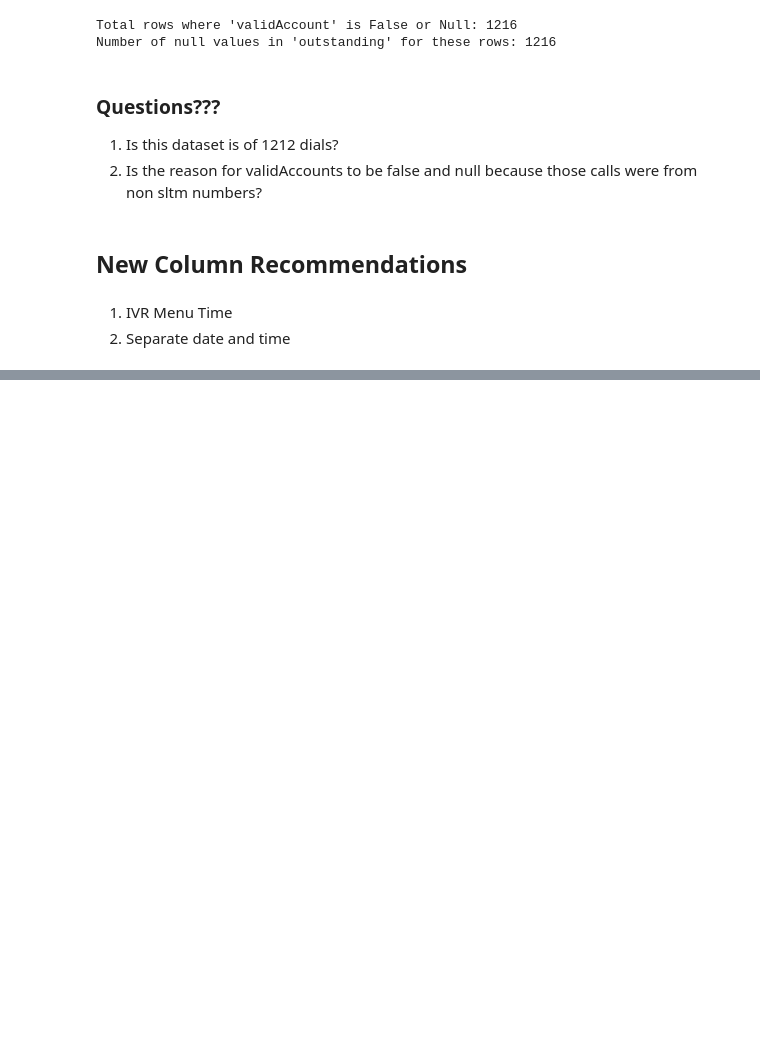
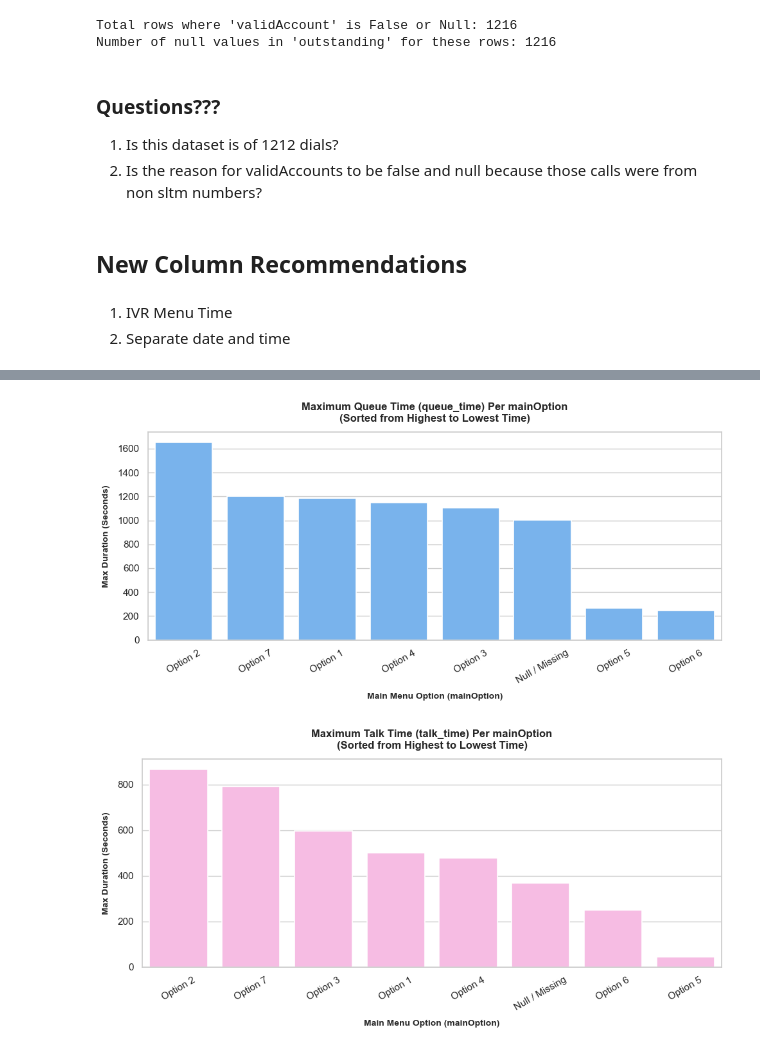
Before and after one commit to MihiliyaJayasiri/call-center-log-analysis, a Jupyter notebook: Call_Analysis.ipynb, the cells around one changed output, grey strips where cells are left out. Cells and saved outputs as stored; diff of their text form; code cells hidden in the pictures; blank space fills up the shorter version.

```diff
--- a/Call_Analysis.ipynb
+++ b/Call_Analysis.ipynb
@@ -564,0 +1002,64 @@ Number of null values in 'outstanding' for these rows: 1216
+# %%
+import pandas as pd
+import matplotlib.pyplot as plt
+import seaborn as sns
+
+# 1. Clean duration columns to ensure they are integers
+df['queue_time'] = pd.to_numeric(df['queue_time'], errors='coerce').fillna(0).astype(int)
+df['talk_time'] = pd.to_numeric(df['talk_time'], errors='coerce').fillna(0).astype(int)
+
+# 2. Calculate the maximum queue time and talk time for each group
+highest_times_df = df.groupby('mainOption', dropna=False)[['queue_time', 'talk_time']].max().reset_index()
+
+# Create clean text labels for the options
+highest_times_df['Option_Label'] = highest_times_df['mainOption'].apply(
+    lambda x: 'Null / Missing' if pd.isnull(x) else f"Option {int(x)}"
+)
+
+# 3. Prepare data sorted from highest to lowest for each metric separately
+queue_sorted_df = highest_times_df.sort_values(by='queue_time', ascending=False)
+talk_sorted_df = highest_times_df.sort_values(by='talk_time', ascending=False)
+
+# 4. Generate the Plots
+sns.set_theme(style="whitegrid")
+
+# --- CHART 1: MAXIMUM QUEUE TIME (Sorted Highest to Lowest) ---
+fig1, ax1 = plt.subplots(figsize=(10, 5))
+sns.barplot(
+    data=queue_sorted_df,
+    x='Option_Label',
+    y='queue_time',
+    color='#66b3ff', # Cool Blue palette tone
+    ax=ax1,
+    edgecolor='white',
+    linewidth=1.2
+)
+ax1.set_title("Maximum Queue Time (queue_time) Per mainOption\n(Sorted from Highest to Lowest Time)", fontsize=12, fontweight='bold', pad=12)
+ax1.set_xlabel("Main Menu Option (mainOption)", fontsize=10, fontweight='bold', labelpad=8)
+ax1.set_ylabel("Max Duration (Seconds)", fontsize=10, fontweight='bold', labelpad=8)
+ax1.tick_params(axis='x', rotation=30)
+plt.tight_layout()
+plt.savefig('max_queue_time_sorted.png', dpi=300)
+plt.show()
+
+# --- CHART 2: MAXIMUM TALK TIME (Sorted Highest to Lowest) ---
+fig2, ax2 = plt.subplots(figsize=(10, 5))
+sns.barplot(
+    data=talk_sorted_df,
+    x='Option_Label',
+    y='talk_time',
+    color='#ffb3e6', # Warm Pink palette tone
+    ax=ax2,
+    edgecolor='white',
+    linewidth=1.2
+)
+ax2.set_title("Maximum Talk Time (talk_time) Per mainOption\n(Sorted from Highest to Lowest Time)", fontsize=12, fontweight='bold', pad=12)
+ax2.set_xlabel("Main Menu Option (mainOption)", fontsize=10, fontweight='bold', labelpad=8)
+ax2.set_ylabel("Max Duration (Seconds)", fontsize=10, fontweight='bold', labelpad=8)
+ax2.tick_params(axis='x', rotation=30)
+plt.tight_layout()
+plt.savefig('max_talk_time_sorted.png', dpi=300)
+plt.show()
+# %% [output]
+[figure, added]
+[figure, added]
```
Also changed, not shown: parts of 48 cells of this notebook, 35 other files.
